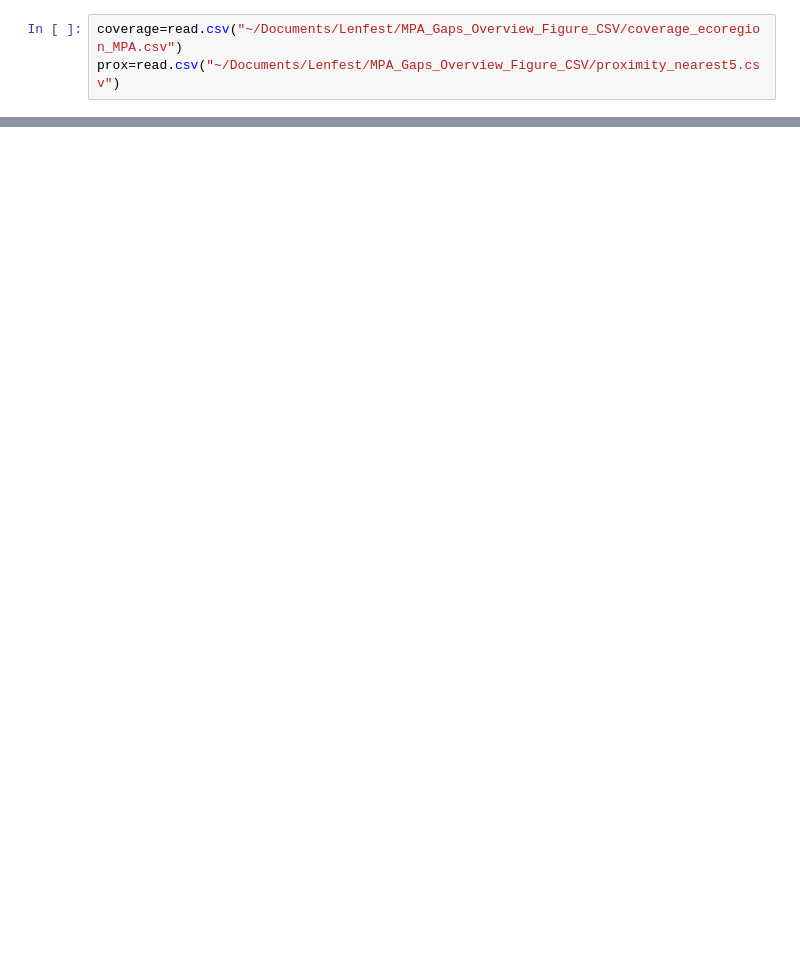
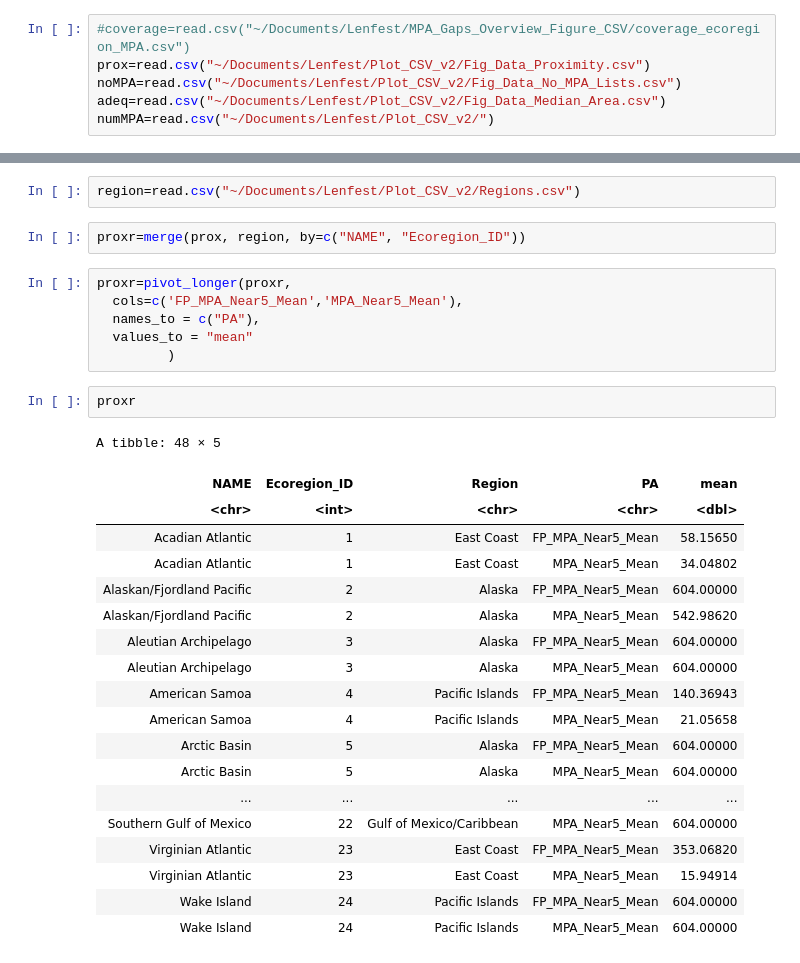
Before and after one commit to sagw/MBD, a Jupyter notebook: Proximity.ipynb, the cells around one changed output, grey strips where cells are left out. Cells and saved outputs as stored; diff of their text form; blank space fills up the shorter version.

Commit message:
updated figures

```diff
--- a/Proximity.ipynb
+++ b/Proximity.ipynb
@@ -12,3 +9,6 @@ Loading required package: RColorBrewer
 # %%
-coverage=read.csv("~/Documents/Lenfest/MPA_Gaps_Overview_Figure_CSV/coverage_ecoregion_MPA.csv")
-prox=read.csv("~/Documents/Lenfest/MPA_Gaps_Overview_Figure_CSV/proximity_nearest5.csv")
+#coverage=read.csv("~/Documents/Lenfest/MPA_Gaps_Overview_Figure_CSV/coverage_ecoregion_MPA.csv")
+prox=read.csv("~/Documents/Lenfest/Plot_CSV_v2/Fig_Data_Proximity.csv")
+noMPA=read.csv("~/Documents/Lenfest/Plot_CSV_v2/Fig_Data_No_MPA_Lists.csv")
+adeq=read.csv("~/Documents/Lenfest/Plot_CSV_v2/Fig_Data_Median_Area.csv")
+numMPA=read.csv("~/Documents/Lenfest/Plot_CSV_v2/")
@@ -34,0 +27,32 @@ print(prox)
+# %%
+region=read.csv("~/Documents/Lenfest/Plot_CSV_v2/Regions.csv")
+# %%
+proxr=merge(prox, region, by=c("NAME", "Ecoregion_ID"))
+# %%
+proxr=pivot_longer(proxr,
+  cols=c('FP_MPA_Near5_Mean','MPA_Near5_Mean'),
+  names_to = c("PA"),
+  values_to = "mean"
+         )
+# %%
+proxr
+# %% [output]
+A tibble: 48 × 5
+| NAME | Ecoregion_ID | Region | PA | mean |
+| <chr> | <int> | <chr> | <chr> | <dbl> |
+| Acadian Atlantic | 1 | East Coast | FP_MPA_Near5_Mean | 58.15650 |
+| Acadian Atlantic | 1 | East Coast | MPA_Near5_Mean | 34.04802 |
+| Alaskan/Fjordland Pacific | 2 | Alaska | FP_MPA_Near5_Mean | 604.00000 |
+| Alaskan/Fjordland Pacific | 2 | Alaska | MPA_Near5_Mean | 542.98620 |
+| Aleutian Archipelago | 3 | Alaska | FP_MPA_Near5_Mean | 604.00000 |
+| Aleutian Archipelago | 3 | Alaska | MPA_Near5_Mean | 604.00000 |
+| American Samoa | 4 | Pacific Islands | FP_MPA_Near5_Mean | 140.36943 |
+| American Samoa | 4 | Pacific Islands | MPA_Near5_Mean | 21.05658 |
+| Arctic Basin | 5 | Alaska | FP_MPA_Near5_Mean | 604.00000 |
+| Arctic Basin | 5 | Alaska | MPA_Near5_Mean | 604.00000 |
+| ... | ... | ... | ... | ... |
+| Southern Gulf of Mexico | 22 | Gulf of Mexico/Caribbean | MPA_Near5_Mean | 604.00000 |
+| Virginian Atlantic | 23 | East Coast | FP_MPA_Near5_Mean | 353.06820 |
+| Virginian Atlantic | 23 | East Coast | MPA_Near5_Mean | 15.94914 |
+| Wake Island | 24 | Pacific Islands | FP_MPA_Near5_Mean | 604.00000 |
+| Wake Island | 24 | Pacific Islands | MPA_Near5_Mean | 604.00000 |
```
Also changed, not shown: parts of 5 cells of this notebook, 5 other files.
